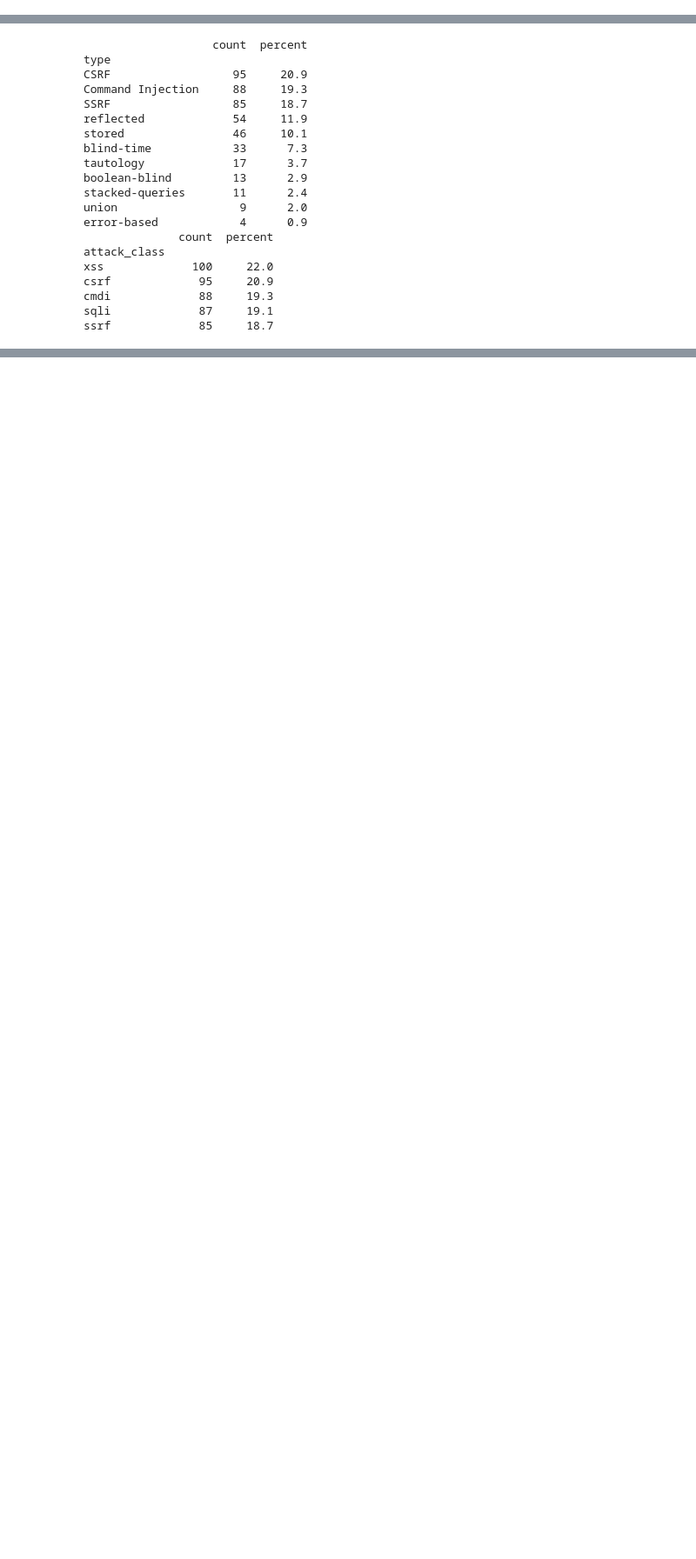
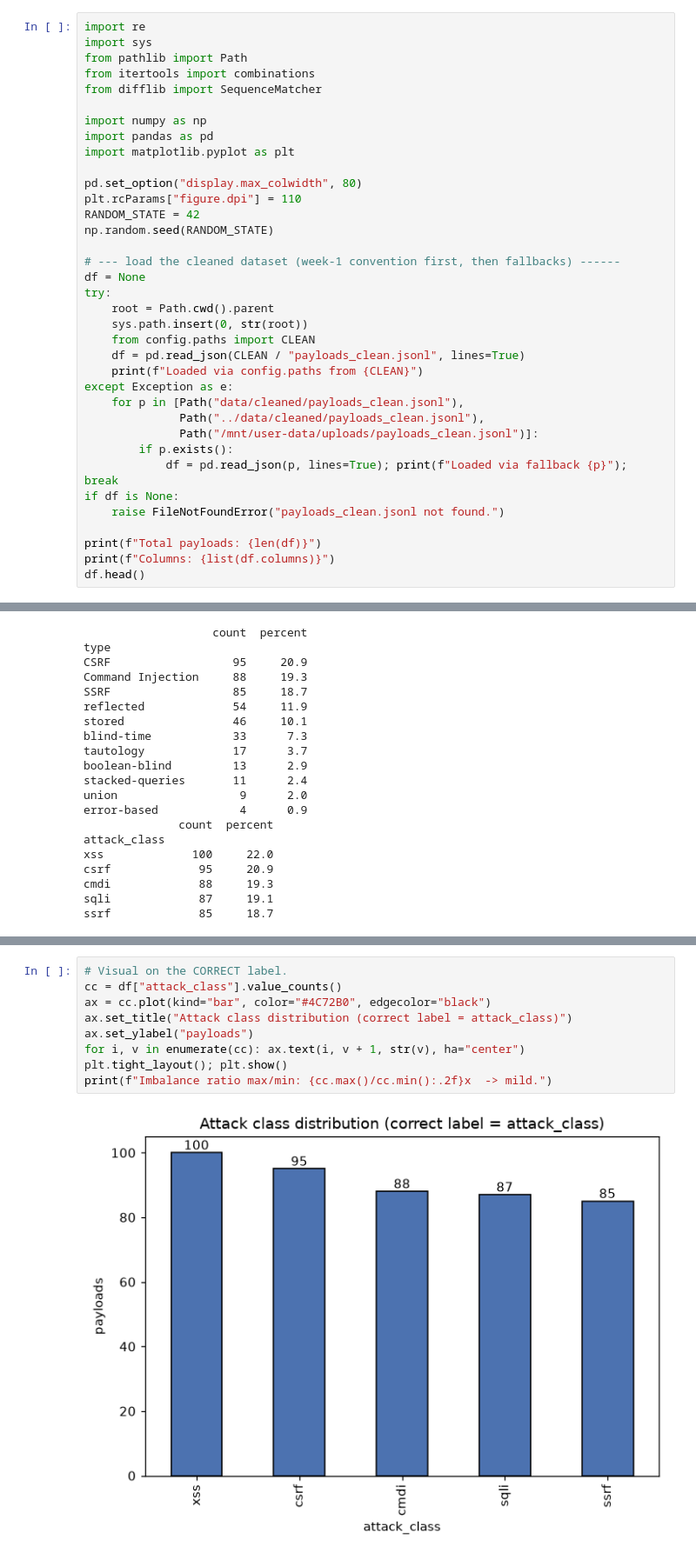
Before and after one commit to yuvrajghag5/RADE, a Jupyter notebook: preprocess/analysis.ipynb, the cells around one changed output, grey strips where cells are left out. Shown at 87% size. Drawn from its saved outputs; the diff is of its cells as text; blank space fills up the shorter version.

```diff
--- a/preprocess/analysis.ipynb
+++ b/preprocess/analysis.ipynb
@@ -47,0 +27,36 @@ Columns: ['id', 'attack_class', 'payload', 'type', 'severity', 'context', 'descr
+# %%
+import re
+import sys
+from pathlib import Path
+from itertools import combinations
+from difflib import SequenceMatcher
+
+import numpy as np
+import pandas as pd
+import matplotlib.pyplot as plt
+
+pd.set_option("display.max_colwidth", 80)
+plt.rcParams["figure.dpi"] = 110
+RANDOM_STATE = 42
+np.random.seed(RANDOM_STATE)
+
+# --- load the cleaned dataset (week-1 convention first, then fallbacks) ------
+df = None
+try:
+    root = Path.cwd().parent
+    sys.path.insert(0, str(root))
+    from config.paths import CLEAN
+    df = pd.read_json(CLEAN / "payloads_clean.jsonl", lines=True)
+    print(f"Loaded via config.paths from {CLEAN}")
+except Exception as e:
+    for p in [Path("data/cleaned/payloads_clean.jsonl"),
+              Path("../data/cleaned/payloads_clean.jsonl"),
+              Path("/mnt/user-data/uploads/payloads_clean.jsonl")]:
+        if p.exists():
+            df = pd.read_json(p, lines=True); print(f"Loaded via fallback {p}"); break
+if df is None:
+    raise FileNotFoundError("payloads_clean.jsonl not found.")
+
+print(f"Total payloads: {len(df)}")
+print(f"Columns: {list(df.columns)}")
+df.head()
@@ -82,0 +112,11 @@ ssrf             85     18.7
+# %%
+# Visual on the CORRECT label.
+cc = df["attack_class"].value_counts()
+ax = cc.plot(kind="bar", color="#4C72B0", edgecolor="black")
+ax.set_title("Attack class distribution (correct label = attack_class)")
+ax.set_ylabel("payloads")
+for i, v in enumerate(cc): ax.text(i, v + 1, str(v), ha="center")
+plt.tight_layout(); plt.show()
+print(f"Imbalance ratio max/min: {cc.max()/cc.min():.2f}x  -> mild.")
+# %% [output]
+[figure, added]
```
Also changed, not shown: parts of 43 cells of this notebook, 20 other files.
